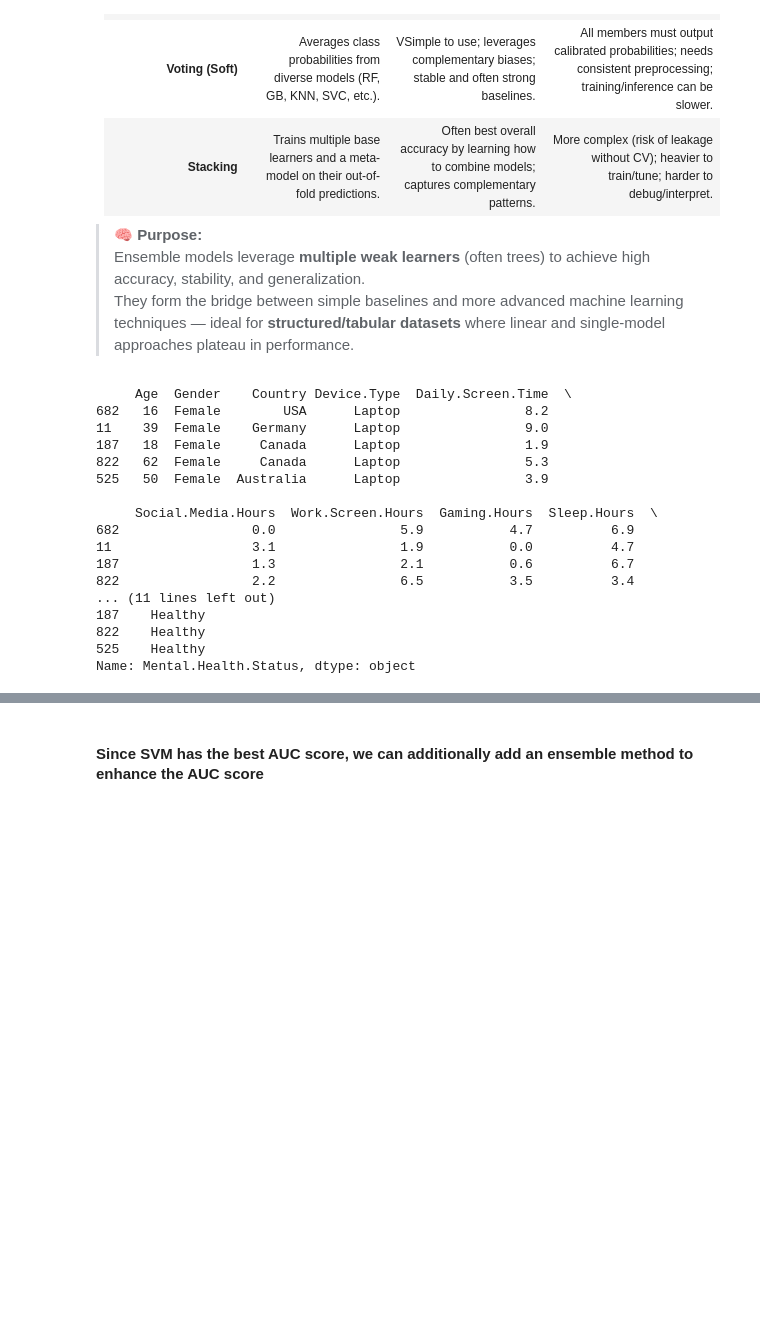
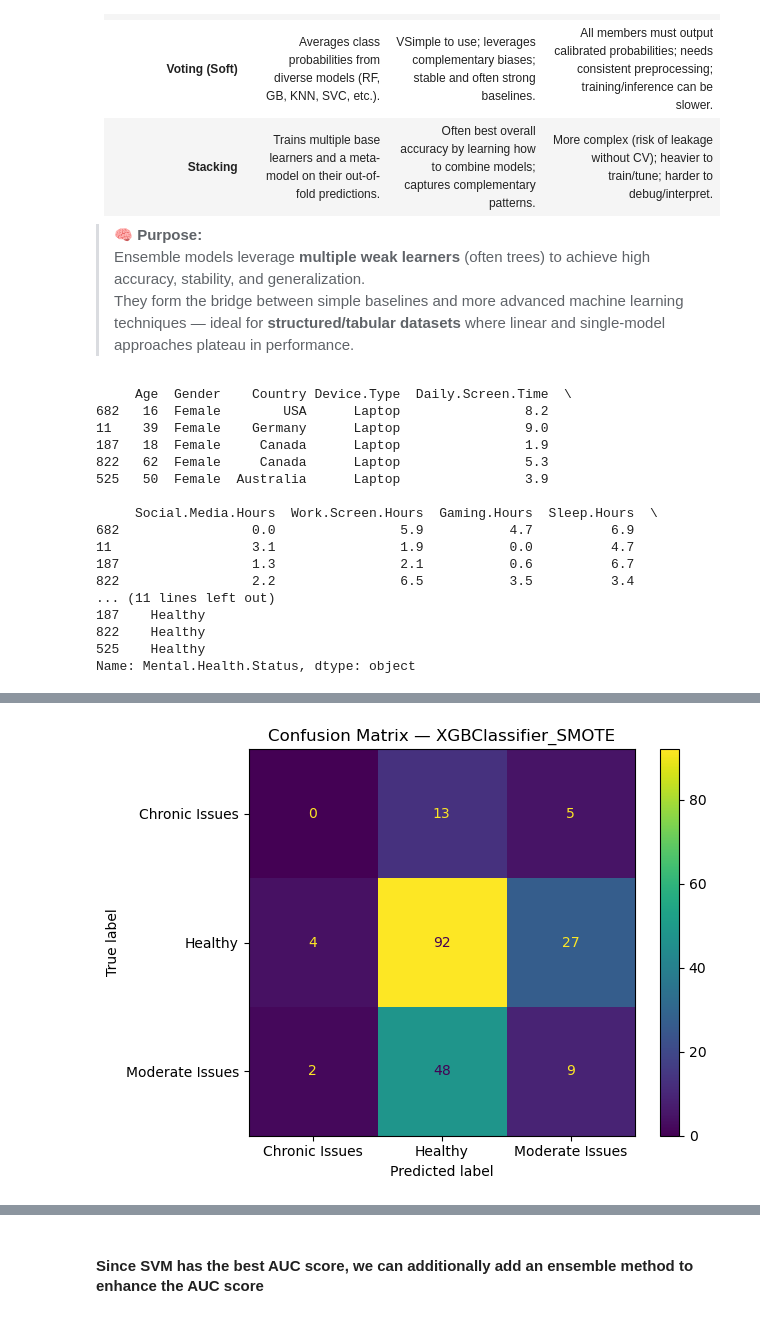
Before and after one commit to AaronTYT/IOD_mini_project_2_tech-wellbeing, a Jupyter notebook: mini_project_2.ipynb, the cells around one changed output, grey strips where cells are left out. Drawn from its saved outputs; the diff is of its cells as text; code cells hidden in the pictures; blank space fills up the shorter version.

```diff
--- a/mini_project_2.ipynb
+++ b/mini_project_2.ipynb
@@ -907,0 +1044,84 @@ Ensemble Models Metric Results:
+# %%
+# 1) Encode y -> integers 0..K-1 (works for both XGB and LGBM)
+le = LabelEncoder()
+y_train_enc = le.fit_transform(y_train)
+y_test_enc  = le.transform(y_test)
+classes_enc = np.arange(len(le.classes_))      # [0,1,2,...]
+classes_str = le.classes_                       # ["Chronic Issues", "Healthy", "Moderate Issues"]
+
+# 2) Train/evaluate loop (works for both models in ens_xgb_gbm_models)
+metrics = []
+roc_items = []
+
+for name, model in ens_xgb_gbm_models.items():
+    # Fit on encoded labels so XGB is happy (LGBM also accepts ints)
+    model.fit(X_train, y_train_enc)
+
+    # Predictions
+    y_pred_enc = model.predict(X_test)
+    y_pred     = le.inverse_transform(y_pred_enc)
+
+    # Probas for AUC/ROC (macro One-vs-Rest)
+    y_prob = None
+    try:
+        y_prob = model.predict_proba(X_test)   # shape: [n_samples, n_classes]
+    except Exception:
+        pass
+
+    # Metrics
+    acc  = accuracy_score(y_test, y_pred)
+    bacc = balanced_accuracy_score(y_test, y_pred)
+    prec_w, rec_w, f1_w, _ = precision_recall_fscore_support(
+        y_test, y_pred, average="weighted", zero_division=0
+    )
+
+    auc_macro = np.nan
+    if y_prob is not None:
+        # binarize true labels in the SAME order as the proba columns (0..K-1)
+        y_test_bin = np.eye(len(classes_enc))[y_test_enc]  # one-hot
+        try:
+            auc_macro = roc_auc_score(y_test_bin, y_prob, multi_class="ovr", average="macro")
+            # single flattened ROC for a compact plot
+            fpr, tpr, _ = roc_curve(y_test_bin.ravel(), y_prob.ravel())
+            roc_items.append((name, fpr, tpr, auc(fpr, tpr)))
+        except Exception:
+            pass
+
+    metrics.append({
+        "Model": name,
+        "Accuracy": round(acc, 3),
+        "Balanced Acc": round(bacc, 3),
+        "Precision (w)": round(prec_w, 3),
+        "Recall (w)": round(rec_w, 3),
+        "F1 (w)": round(f1_w, 3),
+        "AUC (macro-OVR)": (np.nan if np.isnan(auc_macro) else round(float(auc_macro), 3)),
+    })
+
+    print(f"\n=== {name} — Test Classification Report ===")
+    print(classification_report(y_test, y_pred, target_names=classes_str))
+
+    # Confusion matrix with original class names
+    ConfusionMatrixDisplay.from_predictions(y_test, y_pred, display_labels=classes_str)
+    plt.title(f"Confusion Matrix — {name}")
+    plt.tight_layout()
+    plt.show()
+
+# 3) Summary table
+metrics_df = pd.DataFrame(metrics).sort_values(by=["Balanced Acc", "AUC (macro-OVR)"], ascending=False)
+print("\n=== Summary (sorted by Balanced Acc, then AUC) ===")
+print(metrics_df.to_string(index=False))
+
+# 4) ROC plot (if probabilities available)
+if roc_items:
+    plt.figure(figsize=(8,6))
+    for name, fpr, tpr, auc_val in sorted(roc_items, key=lambda kv: kv[3], reverse=True):
+        plt.plot(fpr, tpr, lw=2, label=f"{name} (AUC={auc_val:.3f})")
+    plt.plot([0,1], [0,1], "k--", lw=1)
+    plt.title("ROC (flattened multi-class) — XGB/LGBM")
+    plt.xlabel("False Positive Rate")
+    plt.ylabel("True Positive Rate")
+    plt.legend(loc="lower right")
+    plt.grid(True)
+    plt.tight_layout()
+    plt.show()
+# %% [output]
@@ -907,0 +1138 @@ Ensemble Models Metric Results:
+[figure, added]
```
Also changed, not shown: parts of 20 cells of this notebook, 7 other files.
